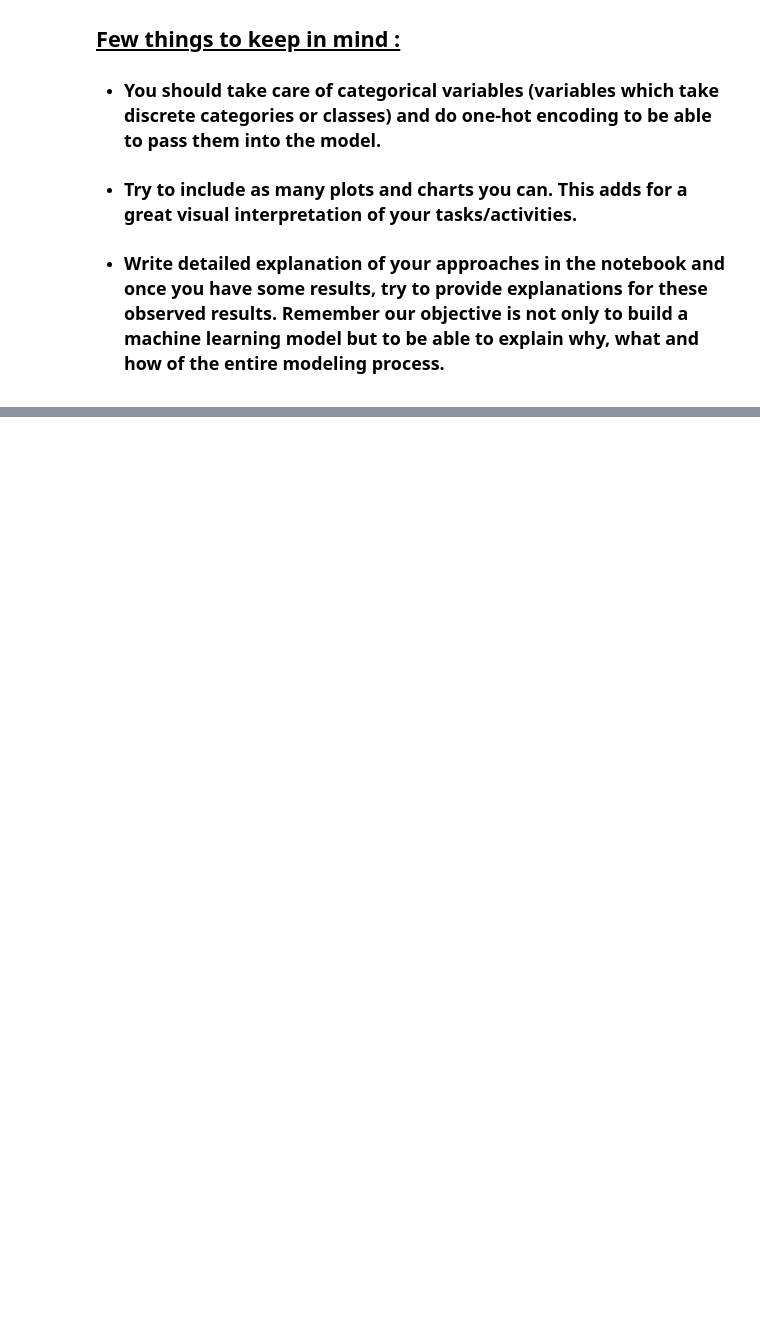
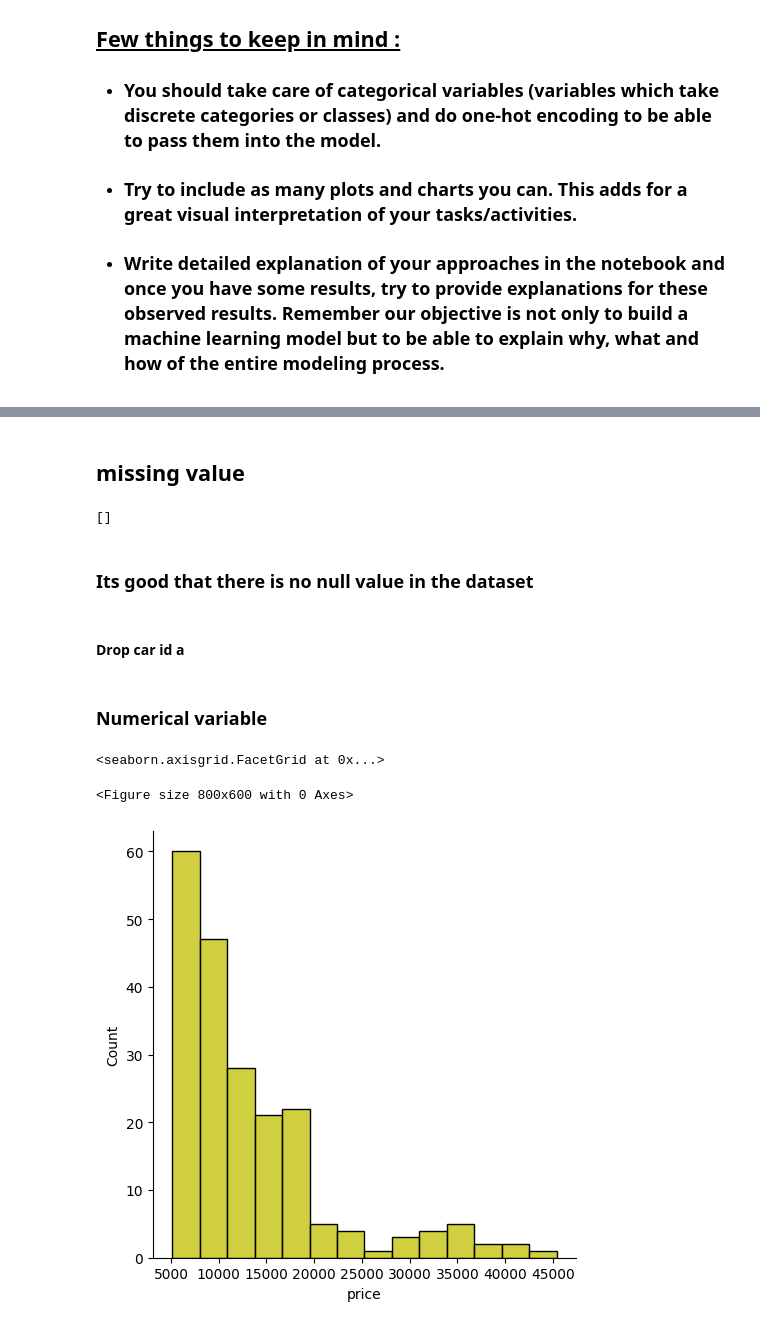
Before and after one commit to syedsajjadaskari/MachineLearning, a Jupyter notebook: Project/Car_dekho_project.ipynb, the cells around one changed output, grey strips where cells are left out. Drawn from its saved outputs; the diff is of its cells as text; code cells hidden in the pictures; blank space fills up the shorter version.

Commit message:
LINEAR REGRESSION PROJECT CARDEKHO.COM

```diff
--- a/Project/Car_dekho_project.ipynb
+++ b/Project/Car_dekho_project.ipynb
@@ -20,0 +30,5 @@ import pandas as pd
+# %%
+#import the dataset
+data = pd.read_csv("/Users/syedaskari/MSDC!/Machine Learing/MachineLearning/Datasets/CarPrice_project.csv")
+#to displa top seven rows
+data.head(7)
@@ -20,0 +95,22 @@ import pandas as pd
+# %% [markdown]
+## missing value
+# %%
+feature_Missing_value = [feature for feature in data.columns if data[feature].isnull().sum()>1]
+feature_Missing_value
+# %% [output]
+[]
+# %% [markdown]
+### Its good that there is no null value in the dataset
+# %% [markdown]
+#### Drop car id a
+# %%
+data = data.iloc[:,1:]
+# %% [markdown]
+### Numerical variable
+# %%
+plt.figure(figsize = (8,6))
+sns.displot(data['price'], color = 'y')
+# %% [output]
+<seaborn.axisgrid.FacetGrid at 0x...>
+<Figure size 800x600 with 0 Axes>
+[figure, added]
```
Also changed, not shown: parts of 16 cells of this notebook.
